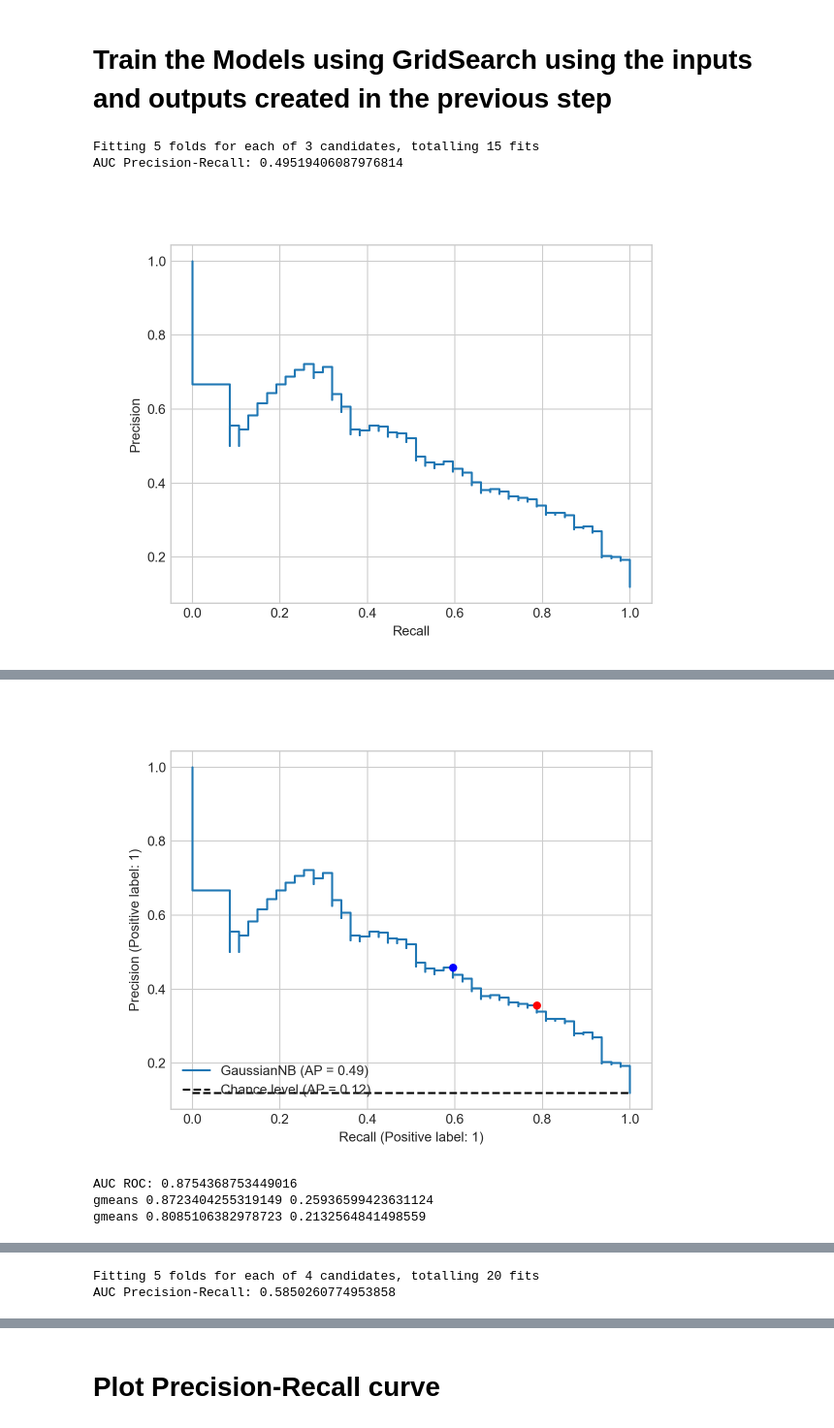
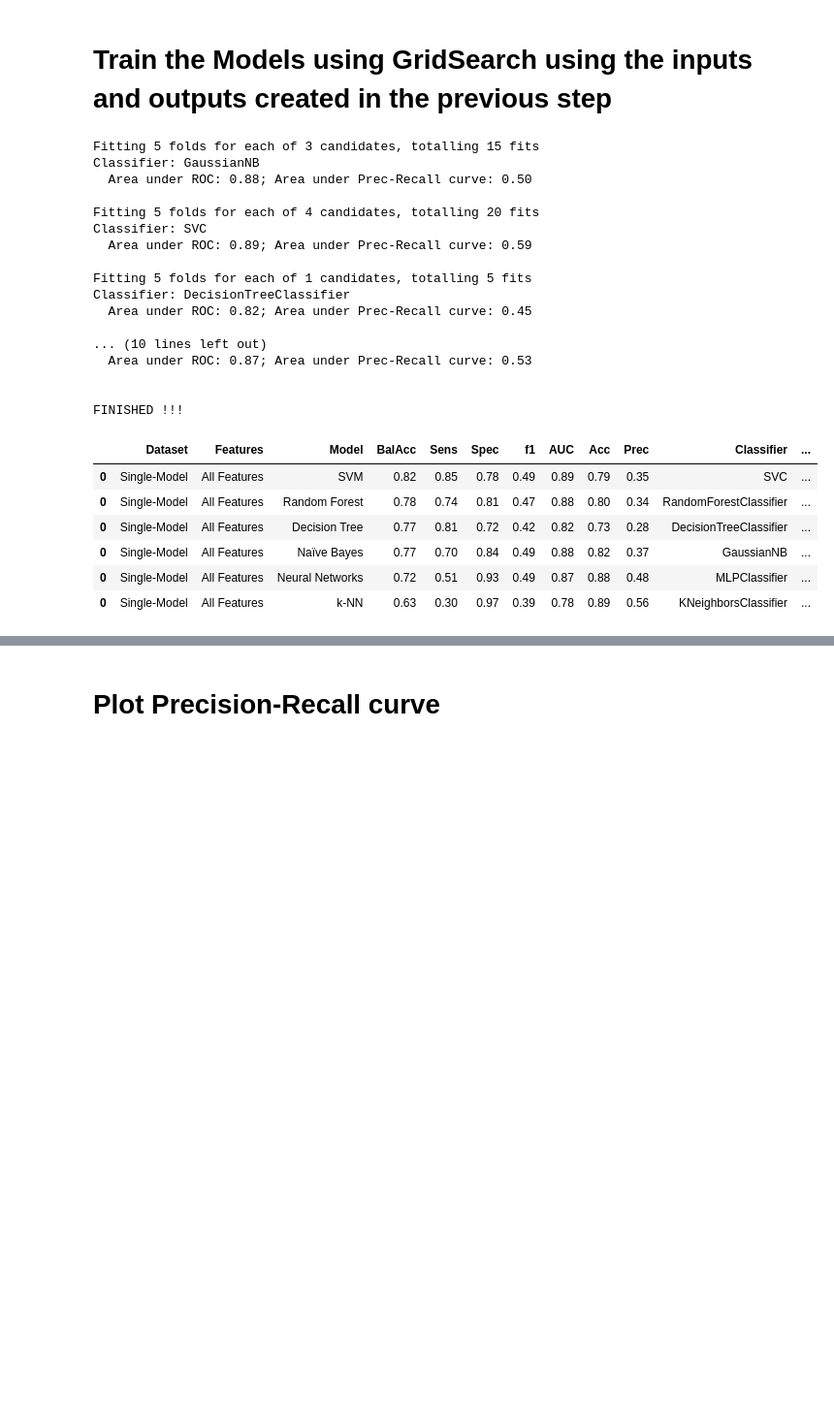
Before and after one commit to fabianopapaiz/als_prognosis_using_ensemble_imbalance, a Jupyter notebook: 05_Train_Validate_Models/05.10.1 - Single-Model Scenario - Train Models using Grid Search.ipynb, the cells around one changed output, grey strips where cells are left out. Shown at 97% size. Drawn from its saved outputs; the diff is of its cells as text; code cells hidden in the pictures; blank space fills up the shorter version.

```diff
--- a/05_Train_Validate_Models/05.10.1 - Single-Model Scenario - Train Models using Grid Search.ipynb
+++ b/05_Train_Validate_Models/05.10.1 - Single-Model Scenario - Train Models using Grid Search.ipynb
@@ -113,12 +113,13 @@ params_grid = [
 det_curve_data = []
 precision_recall_curve_data = []
 roc_curve_data = []
+predictions_data = []
 
 for param_grid in params_grid:
     if len(param_grid) > 0:
 
         ## execute GridSearch
-        grid, df_results_aux, det_curve_data_aux, precision_recall_curve_aux, roc_curve_aux = utils_exec_models.exec_grid_search(
+        grid, df_results_aux, det_curve_data_aux, precision_recall_curve_aux, roc_curve_aux, predictions_aux = utils_exec_models.exec_grid_search(
             param_grid=param_grid,
             X=X_train,
             y=y_train,
@@ -136,32 +137,54 @@ for param_grid in params_grid:
             refit='AUC',
         )
 
         det_curve_data.append(det_curve_data_aux)
         precision_recall_curve_data.append(precision_recall_curve_aux)
         roc_curve_data.append(roc_curve_aux)
+        predictions_data.append(predictions_aux)
 
         if df_results is None:
             df_results = df_results_aux
         else:
             df_results = pd.concat([df_results, df_results_aux])
 
     #     clear_output()
 
         time.sleep(2)
 
 #         break
 
 print()
 print('FINISHED !!!')
 
 
 # sort performances results and show results
 df_results = utils_exec_models.sort_performances_results(df=df_results)
 display(df_results)
 
 # save the results
 utils.save_to_csv(df=df_results, csv_file=csv_results_saved)
 # %% [output]
 Fitting 5 folds for each of 3 candidates, totalling 15 fits
-AUC Precision-Recall: 0.49519406087976814
+Classifier: GaussianNB
+  Area under ROC: 0.88; Area under Prec-Recall curve: 0.50
+
+Fitting 5 folds for each of 4 candidates, totalling 20 fits
+Classifier: SVC
+  Area under ROC: 0.89; Area under Prec-Recall curve: 0.59
+
+Fitting 5 folds for each of 1 candidates, totalling 5 fits
+Classifier: DecisionTreeClassifier
+  Area under ROC: 0.82; Area under Prec-Recall curve: 0.45
+
+... (10 lines left out)
+  Area under ROC: 0.87; Area under Prec-Recall curve: 0.53
+
+
+FINISHED !!!
-[figure, removed]
+|  | Dataset | Features | Model | BalAcc | Sens | Spec | f1 | AUC | Acc | Prec | Classifier | ... |
+| 0 | Single-Model | All Features | SVM | 0.82 | 0.85 | 0.78 | 0.49 | 0.89 | 0.79 | 0.35 | SVC | ... |
+| 0 | Single-Model | All Features | Random Forest | 0.78 | 0.74 | 0.81 | 0.47 | 0.88 | 0.80 | 0.34 | RandomForestClassifier | ... |
+| 0 | Single-Model | All Features | Decision Tree | 0.77 | 0.81 | 0.72 | 0.42 | 0.82 | 0.73 | 0.28 | DecisionTreeClassifier | ... |
+| 0 | Single-Model | All Features | Naïve Bayes | 0.77 | 0.70 | 0.84 | 0.49 | 0.88 | 0.82 | 0.37 | GaussianNB | ... |
+| 0 | Single-Model | All Features | Neural Networks | 0.72 | 0.51 | 0.93 | 0.49 | 0.87 | 0.88 | 0.48 | MLPClassifier | ... |
+| 0 | Single-Model | All Features | k-NN | 0.63 | 0.30 | 0.97 | 0.39 | 0.78 | 0.89 | 0.56 | KNeighborsClassifier | ... |
@@ -170,4 +193,0 @@ euclid 0.5957446808510638 0.45901639344262296
-[figure, removed]
-AUC ROC: 0.8754368753449016
-gmeans 0.8723404255319149 0.25936599423631124
-gmeans 0.8085106382978723 0.2132564841498559
@@ -175,2 +193,0 @@ gmeans 0.8085106382978723 0.2132564841498559
-Fitting 5 folds for each of 4 candidates, totalling 20 fits
-AUC Precision-Recall: 0.5850260774953858
```
Also changed, not shown: parts of 15 cells of this notebook, 1 other file.
